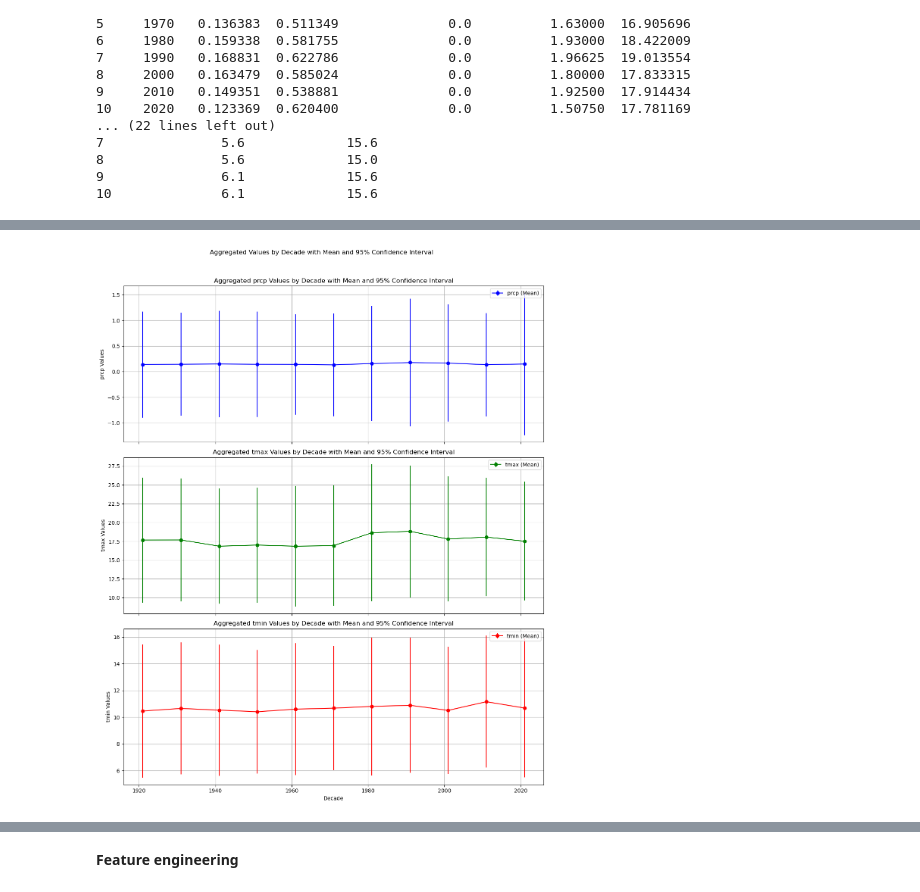
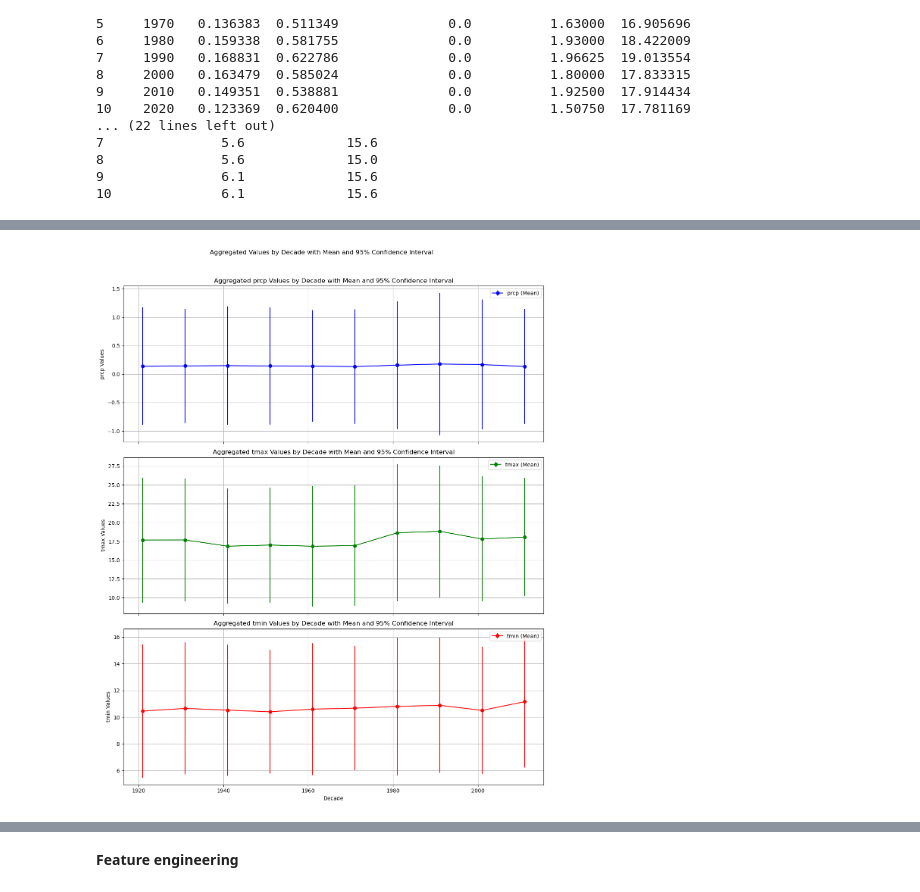
Before and after one commit to sumatepru/sf_climate_projection, a Jupyter notebook: code_for_daily_data.ipynb, the cells around one changed output, grey strips where cells are left out. Drawn from its saved outputs; the diff is of its cells as text; code cells hidden in the pictures.

Commit message:
add insights from data visualization

```diff
--- a/code_for_daily_data.ipynb
+++ b/code_for_daily_data.ipynb
@@ -554,42 +464,0 @@ plt.show()
-# %%
-
-# Create a new column 'decade' to group by every 10 years
-main4['decade'] = (main4['date'].dt.year - 1921) // 10 * 10 + 1921
-
-# Define the columns to aggregate
-columns_to_aggregate = ['prcp', 'tmax', 'tmin']
-
-# Group by 'decade' and calculate mean, standard deviation, and 95% confidence interval
-result = main4.groupby(['decade'])[columns_to_aggregate].agg(['mean', 'std', lambda x: x.quantile(0.025), lambda x: x.quantile(0.975)])
-
-# Rename the columns for better clarity
-result.columns = [f"{col}_{agg}" for col, agg in result.columns]
-
-# Reset the index for a flat DataFrame
-result.reset_index(inplace=True)
-
-# Plotting mean with 95% confidence interval as error bars for each variable
-fig, axes = plt.subplots(nrows=3, ncols=1, figsize=(12, 15), sharex=True)
-
-for i, col in enumerate(columns_to_aggregate):
-    mean_col = f"{col}_mean"
-    std_col = f"{col}_std"
-
-    # Plotting mean with 95% confidence interval as error bars
-    axes[i].errorbar(result['decade'],
-                     result[mean_col],
-                     yerr=1.96 * result[std_col],
-                     label=f"{col} (Mean)",
-                     marker='o')
-
-    # Adding labels and title for each subplot
-    axes[i].set_ylabel(f'{col} Values')
-    axes[i].set_title(f'Aggregated {col} Values by Decade with Mean and 95% Confidence Interval')
-    axes[i].legend()
-    axes[i].grid(True)
-
-# Adding labels and title for the entire figure
-plt.xlabel('Decade')
-plt.suptitle('Aggregated Values by Decade with Mean and 95% Confidence Interval')
-plt.tight_layout(rect=[0, 0, 1, 0.96])  # Adjust the layout for the suptitle
-plt.show()
@@ -610,35 +477,38 @@ result.columns = [f"{col}_{agg}" for col, agg in result.columns]
 
 # Reset the index for a flat DataFrame
 result.reset_index(inplace=True)
+
+# Exclude the last decade if it contains fewer than 3 years
+result = result[result['decade'] <= (result['decade'].max() - 10)]
 
 # Define colors for each series
 colors = {'prcp': 'blue', 'tmax': 'green', 'tmin': 'red'}
 
 # Plotting mean with 95% confidence interval as error bars for each variable
 fig, axes = plt.subplots(nrows=3, ncols=1, figsize=(12, 15), sharex=True)
 
 for i, col in enumerate(columns_to_aggregate):
     mean_col = f"{col}_mean"
     std_col = f"{col}_std"
 
     # Plotting mean with 95% confidence interval as error bars
     axes[i].errorbar(result['decade'],
                      result[mean_col],
                      yerr=1.96 * result[std_col],
                      label=f"{col} (Mean)",
                      marker='o',
                      color=colors[col])
 
     # Adding labels and title for each subplot
     axes[i].set_ylabel(f'{col} Values')
     axes[i].set_title(f'Aggregated {col} Values by Decade with Mean and 95% Confidence Interval')
     axes[i].legend()
     axes[i].grid(True)
 
 # Adding labels and title for the entire figure
 plt.xlabel('Decade')
 plt.suptitle('Aggregated Values by Decade with Mean and 95% Confidence Interval')
 plt.tight_layout(rect=[0, 0, 1, 0.96])  # Adjust the layout for the suptitle
 plt.show()
 # %% [output]
-[figure, old version]
+[figure, new version]
```
Also changed, not shown: parts of 14 cells of this notebook.
